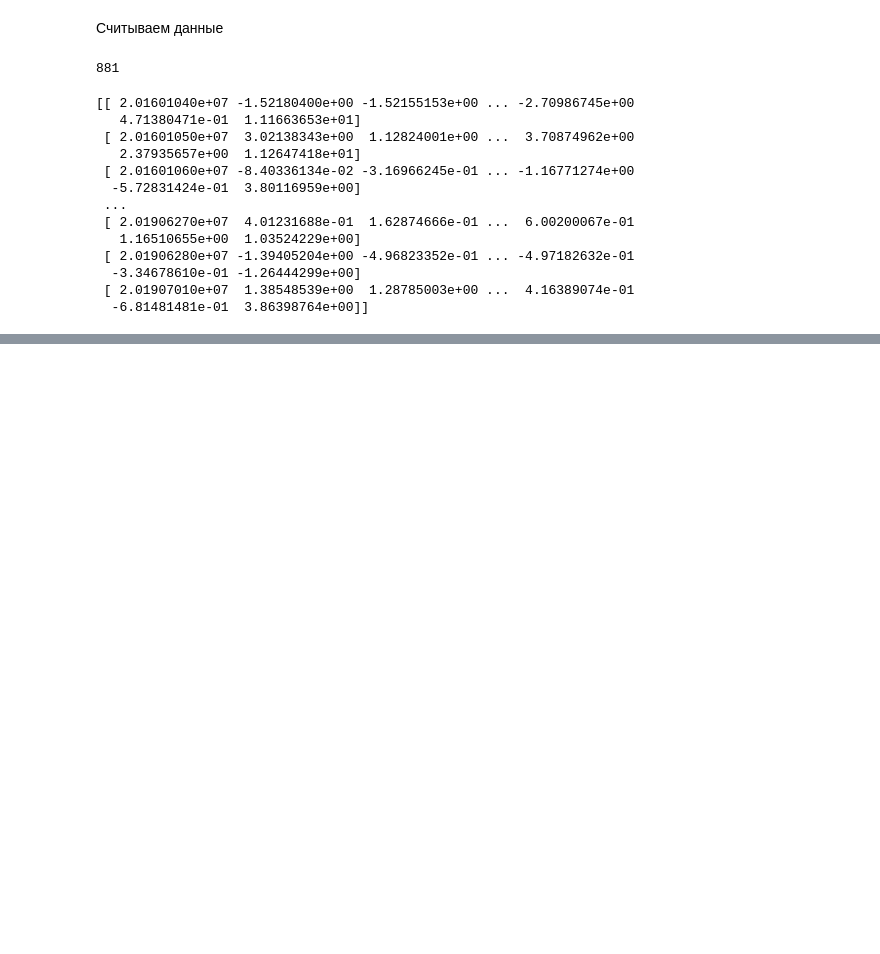
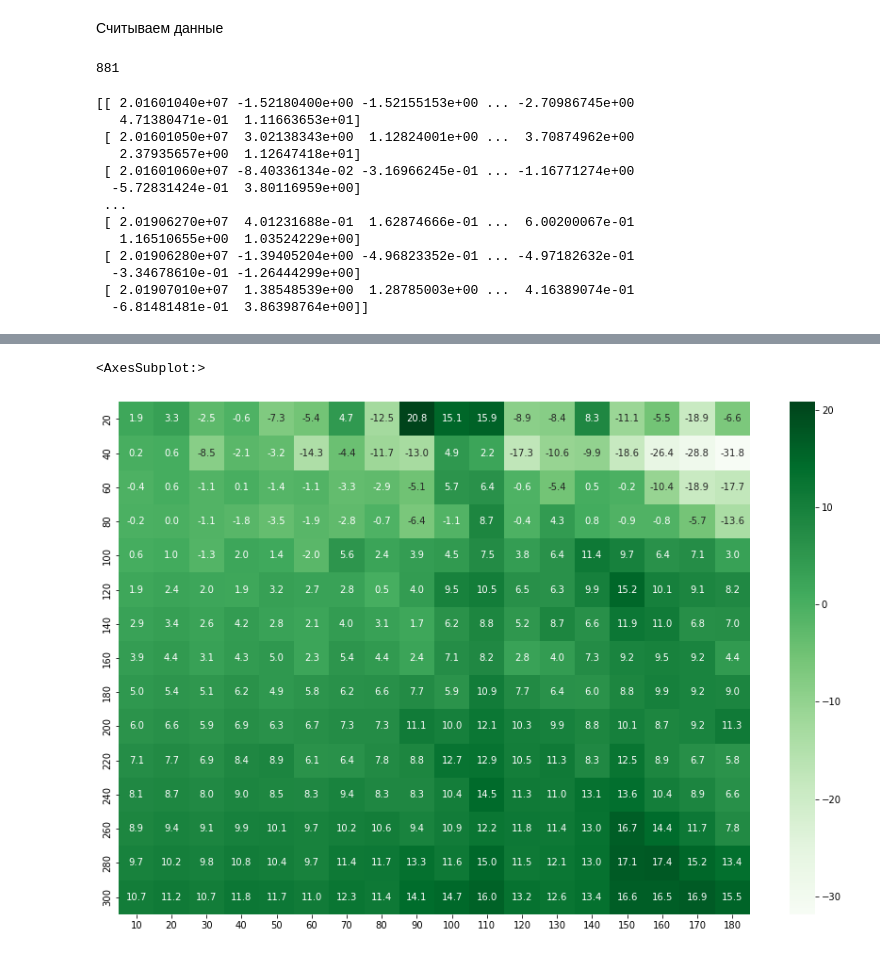
Before and after one commit to VladimirFtz/By_Sharp_koef, a Jupyter notebook: by_sharp_koef.ipynb, the cells around one changed output, grey strips where cells are left out. Drawn from its saved outputs; the diff is of its cells as text; code cells hidden in the pictures; blank space fills up the shorter version.

```diff
--- a/by_sharp_koef.ipynb
+++ b/by_sharp_koef.ipynb
@@ -241,0 +260,7 @@ time_consumed: 0:07:03.725634
+# %%
+plt.rcParams['figure.figsize'] = 15, 10
+sns.heatmap(random_income_overal, annot=True, fmt=".1f", xticklabels = True,
+            yticklabels = sharp_periods, cmap="Greens")
+# %% [output]
+<AxesSubplot:>
+[figure, added]
```
Also changed, not shown: parts of 4 cells of this notebook.
